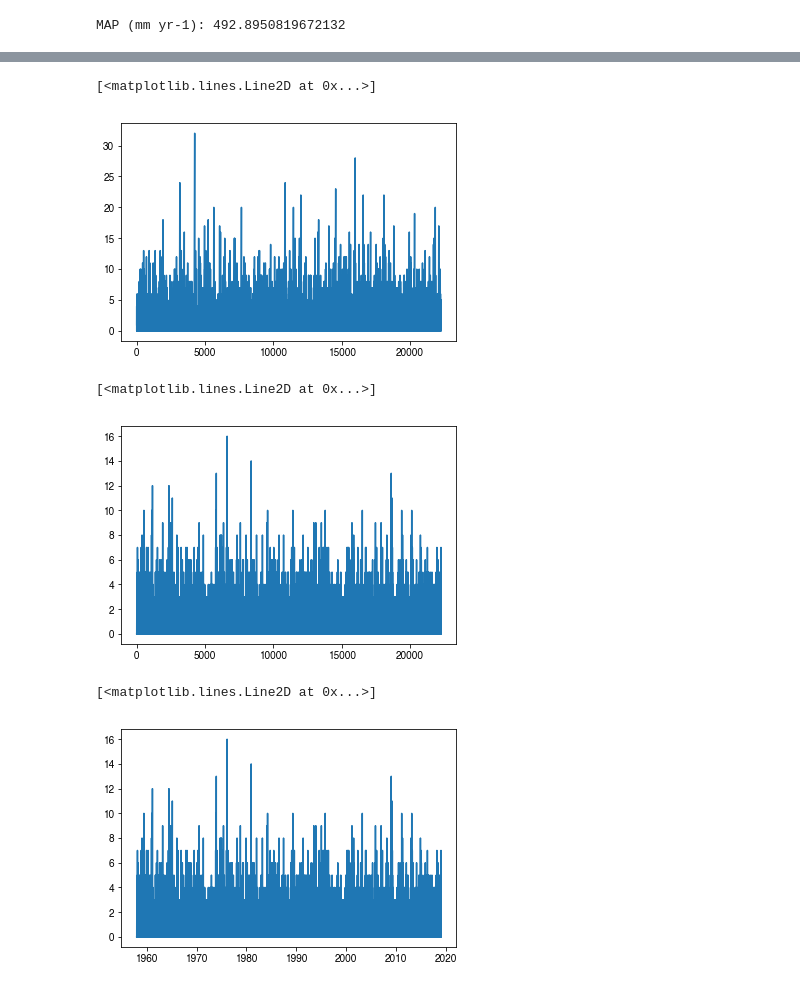
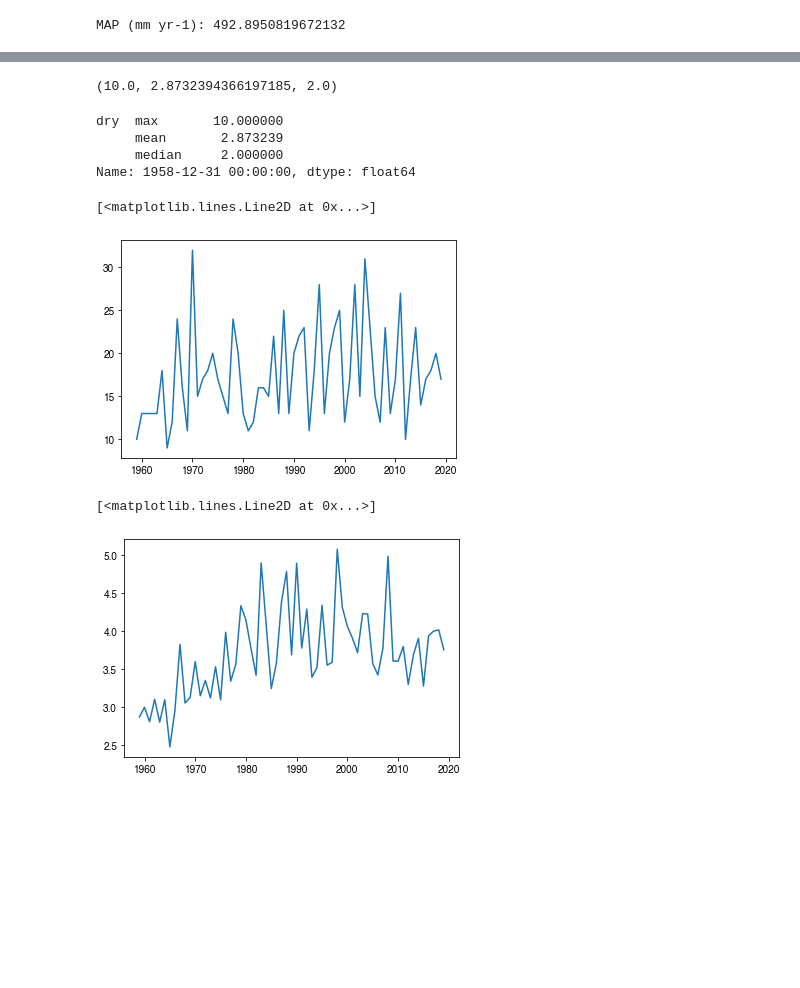
Before and after one commit to mdekauwe/TasFACE_rainfall, a Jupyter notebook: TasFACE_rainfall_analysis.ipynb, the cells around one changed output, grey strips where cells are left out. Saved outputs shown, nothing was run; the diff lists cells and outputs as text; code cells hidden in the pictures; blank space fills up the shorter version.

```diff
--- a/TasFACE_rainfall_analysis.ipynb
+++ b/TasFACE_rainfall_analysis.ipynb
@@ -55,6 +49,32 @@ for i in range(1, len(consecutive_dry)):
-# %%
-# Calculate consecutive wet days
-consecutive_wet = [1 if i > 0.0 else 0 for i in df.PPT]
-for i in range(1, len(consecutive_wet)):
-    if consecutive_wet[i] == 1:
-        consecutive_wet[i] += consecutive_wet[i-1]
+# %%
+# Calculate consecutive dry days
+threshold = 0.2 # mm
+consecutive_dry = [ 1 if i <= threshold else 0 for i in df.PPT ]
+
+count = 0
+dry_days = []
+for i in range(len(df)-1):
+
+    if consecutive_dry[i] == 1:
+        count += 1
+        if consecutive_dry[i+1] == 0:
+            dry_days.append(count)
+        else:
+            dry_days.append(0)
+    else:
+        count = 0
+        dry_days.append(0)
+
+# As we ended the loop one element early
+if consecutive_dry[-1] == 1:
+    dry_days.append(1)
+
+# if day before last one was dry, increase the count and store on final day
+if dry_days[-2] > 0:
+    dry_days[-1] = dry_days[-2] + 1
+    dry_days[-2] = 0
+# %%
+df_spells = pd.DataFrame(dry_days, columns=['dry'])
+df_spells['dates'] = df.index
+df_spells = df_spells.set_index('dates')
+df_spells['dry'] = df_spells['dry'].mask(df_spells['dry'] == 0)
@@ -61,10 +107,25 @@ for i in range(1, len(consecutive_wet)):
+# %%
+# check logic...
+x = df_spells.dry[0:365]
+x = x[~np.isnan(x)]
+x.max(), x.mean(), x.median()
+# %% [output]
+(10.0, 2.8732394366197185, 2.0)
+# %%
+df_spells_a = df_spells.resample('A').agg(["max", "mean", "median"])
+df_spells_a.iloc[0]
+# %% [output]
+dry  max       10.000000
+     mean       2.873239
+     median     2.000000
+Name: 1958-12-31 00:00:00, dtype: float64
 # %%
-plt.plot(consecutive_dry)
+plt.plot(df_spells_a.dry["max"])
 # %% [output]
 [<matplotlib.lines.Line2D at 0x...>]
-[figure, old version]
+[figure, new version]
 # %%
-plt.plot(consecutive_wet)
+plt.plot(df_spells_a.dry["mean"])
 # %% [output]
 [<matplotlib.lines.Line2D at 0x...>]
-[figure, old version]
+[figure, new version]
@@ -76,5 +131,0 @@ df_spells = df_spells.set_index('dates')
-# %%
-plt.plot(df_spells.wet)
-# %% [output]
-[<matplotlib.lines.Line2D at 0x...>]
-[figure, removed]
```
Also changed, not shown: parts of 19 cells of this notebook.
